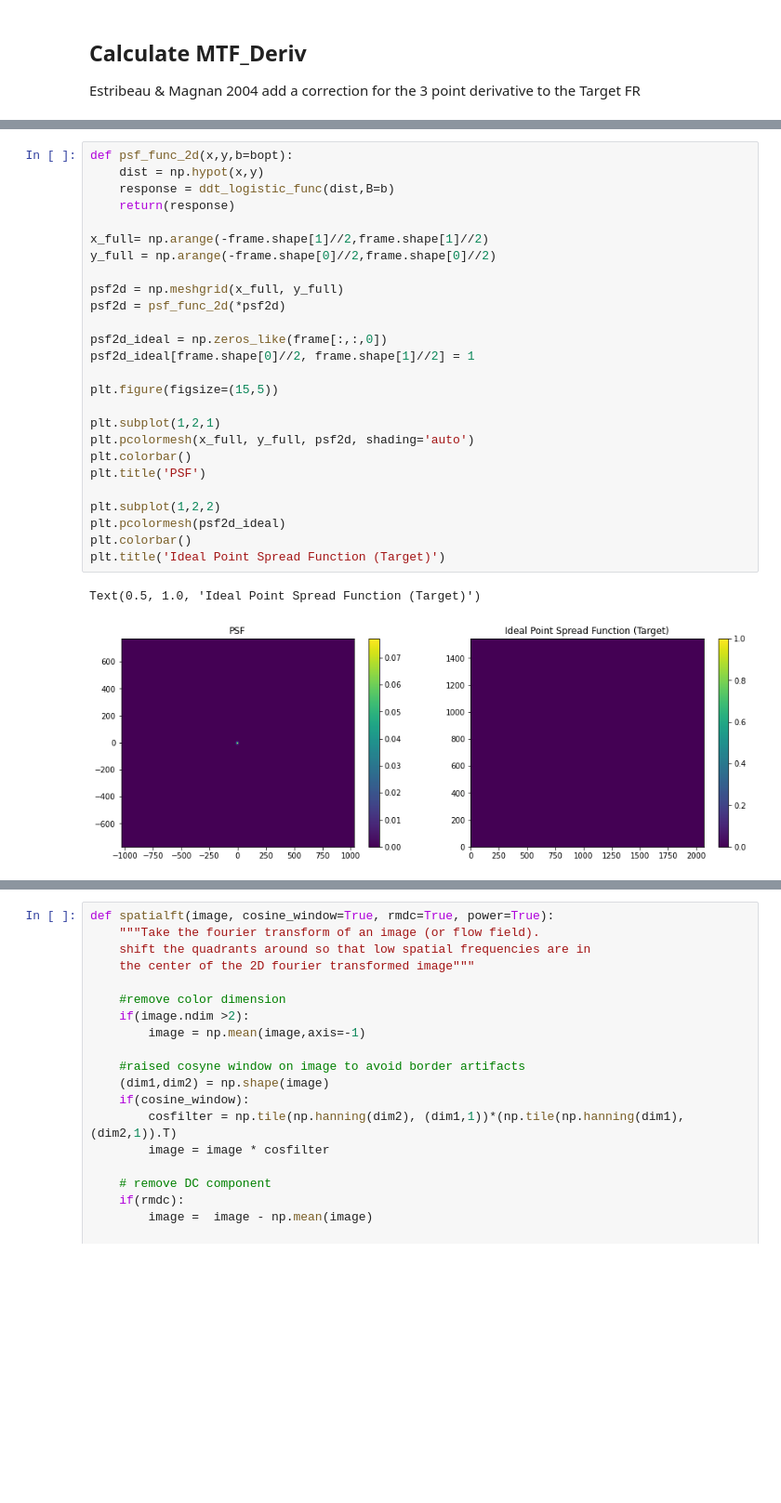
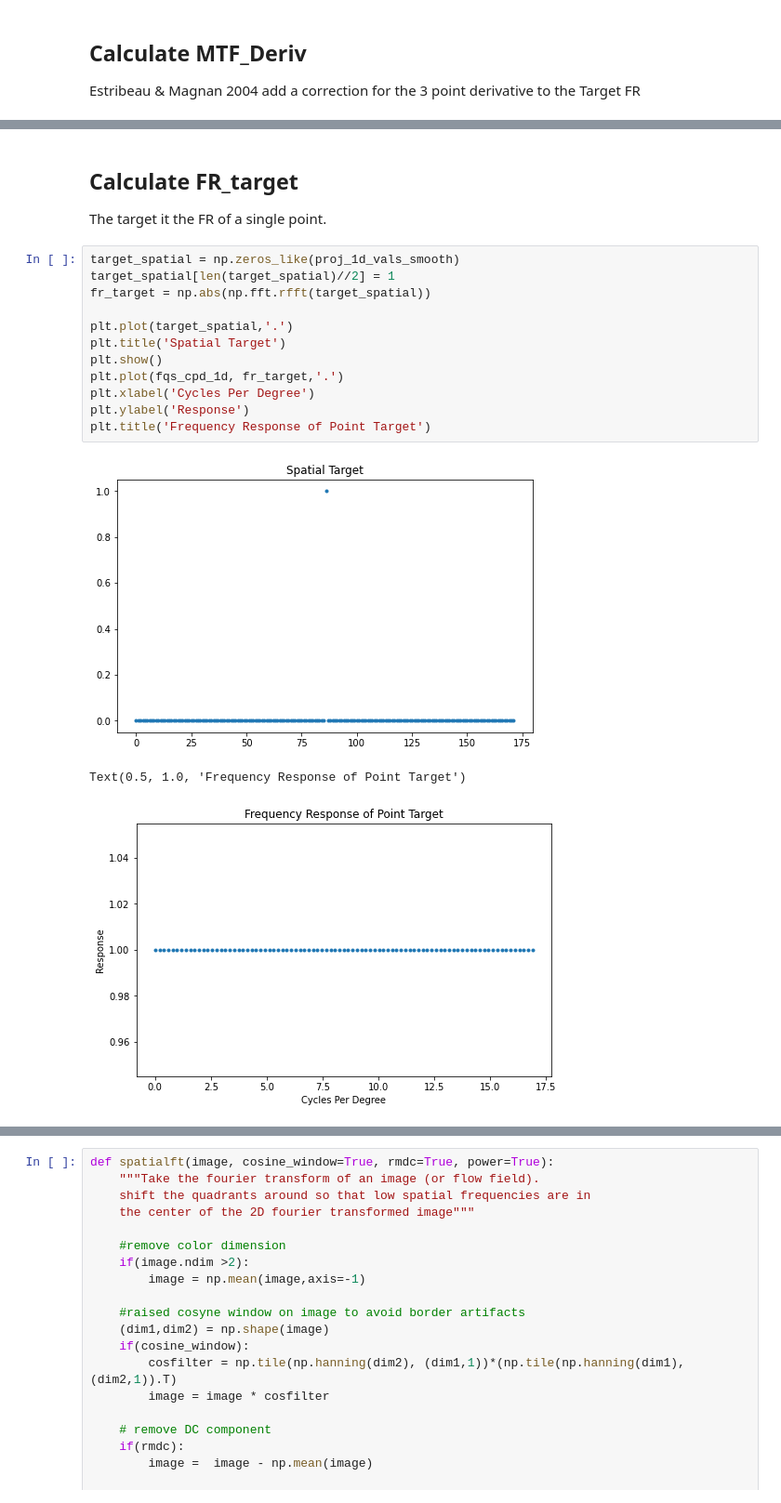
Before and after one commit to vdutell/st-bravo_analysis, a Jupyter notebook: 0b. Calibration_MTF_SlantEdge.ipynb, the cells around one changed output, grey strips where cells are left out. Shown at 93% size. Drawn from its saved outputs; the diff is of its cells as text; blank space fills up the shorter version.

```diff
--- a/0b. Calibration_MTF_SlantEdge.ipynb
+++ b/0b. Calibration_MTF_SlantEdge.ipynb
@@ -375,29 +370,19 @@ Text(0.5, 1.0, 'MTF Derivitive Correction')
-# %%
-def psf_func_2d(x,y,b=bopt):
-    dist = np.hypot(x,y)
-    response = ddt_logistic_func(dist,B=b)
-    return(response)
-
-x_full= np.arange(-frame.shape[1]//2,frame.shape[1]//2)
-y_full = np.arange(-frame.shape[0]//2,frame.shape[0]//2)
-
-psf2d = np.meshgrid(x_full, y_full)
-psf2d = psf_func_2d(*psf2d)
-
-psf2d_ideal = np.zeros_like(frame[:,:,0])
-psf2d_ideal[frame.shape[0]//2, frame.shape[1]//2] = 1
-
-plt.figure(figsize=(15,5))
-
-plt.subplot(1,2,1)
-plt.pcolormesh(x_full, y_full, psf2d, shading='auto')
-plt.colorbar()
-plt.title('PSF')
-
-plt.subplot(1,2,2)
-plt.pcolormesh(psf2d_ideal)
-plt.colorbar()
-plt.title('Ideal Point Spread Function (Target)')
-# %% [output]
-Text(0.5, 1.0, 'Ideal Point Spread Function (Target)')
-[figure, removed]
+# %% [markdown]
+## Calculate FR_target
+The target it the FR of a single point.
+# %%
+target_spatial = np.zeros_like(proj_1d_vals_smooth)
+target_spatial[len(target_spatial)//2] = 1
+fr_target = np.abs(np.fft.rfft(target_spatial))
+
+plt.plot(target_spatial,'.')
+plt.title('Spatial Target')
+plt.show()
+plt.plot(fqs_cpd_1d, fr_target,'.')
+plt.xlabel('Cycles Per Degree')
+plt.ylabel('Response')
+plt.title('Frequency Response of Point Target')
+# %% [output]
+[figure, added]
+Text(0.5, 1.0, 'Frequency Response of Point Target')
+[figure, added]
```
Also changed, not shown: parts of 9 cells of this notebook, 12 other files.
